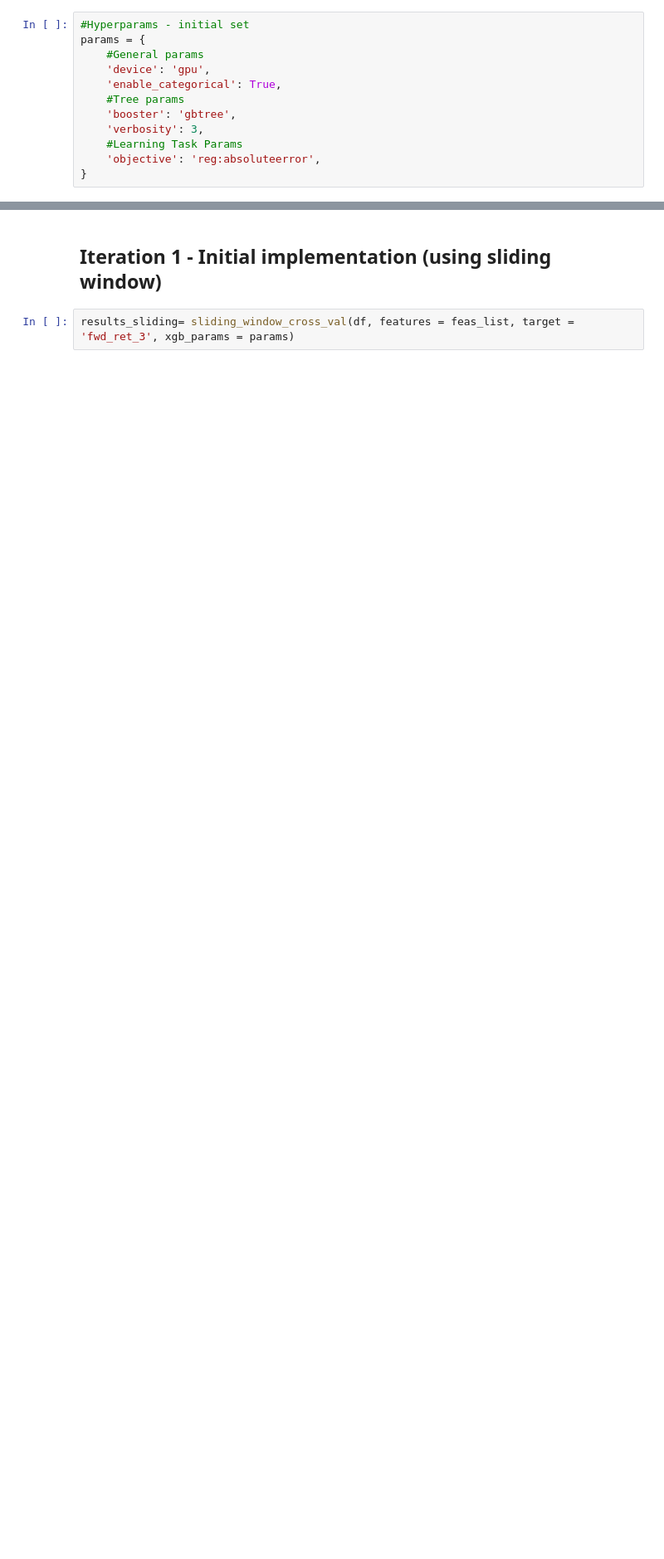
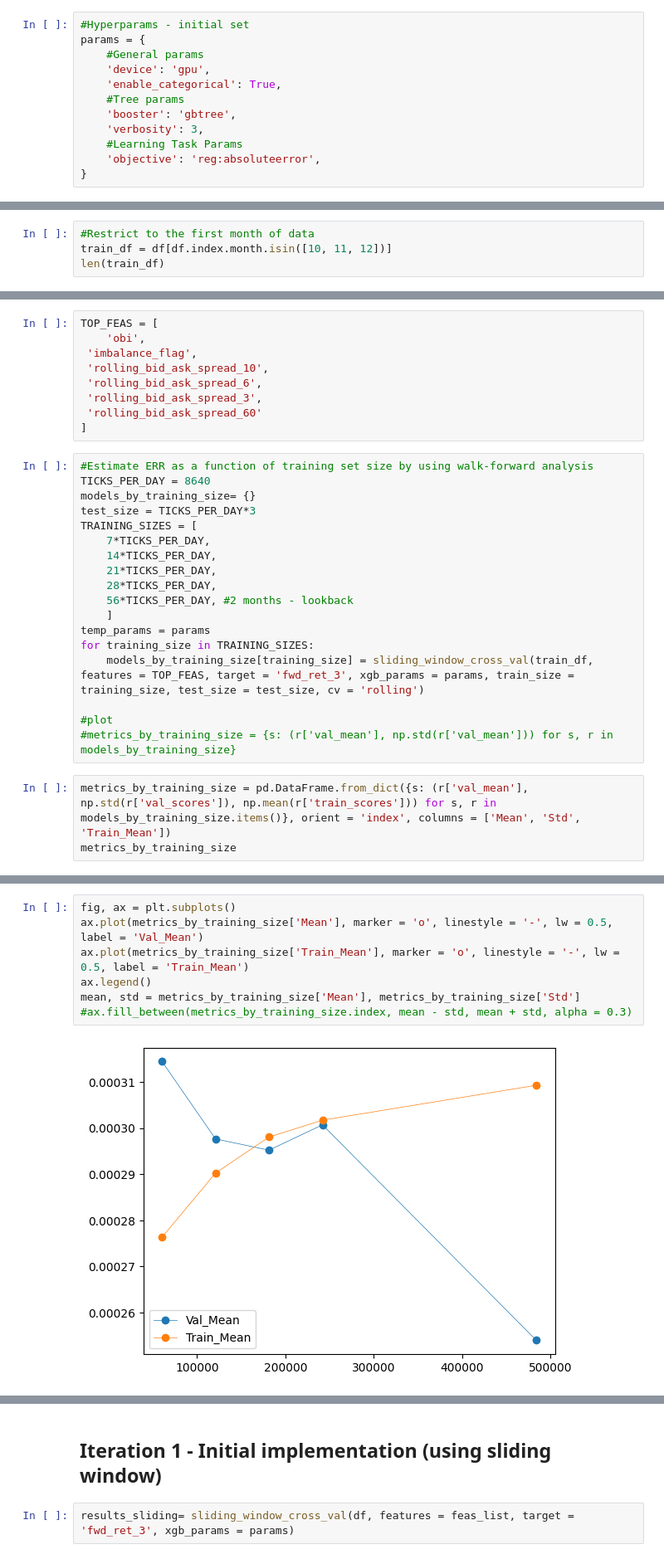
Before and after one commit to vbear97/Momentum-Strategies, a Jupyter notebook: part2_lob_ml.ipynb, the cells around one changed output, grey strips where cells are left out. Shown at 83% size. Saved outputs shown, nothing was run; the diff lists cells and outputs as text; blank space fills up the shorter version.

```diff
--- a/part2_lob_ml.ipynb
+++ b/part2_lob_ml.ipynb
@@ -438,0 +474,4 @@ The first design choice is to understand what sliding window is best. We do a cr
+# %%
+#Restrict to the first month of data
+train_df = df[df.index.month.isin([10, 11, 12])]
+len(train_df)
@@ -438,0 +480,30 @@ The first design choice is to understand what sliding window is best. We do a cr
+# %%
+TOP_FEAS = [
+    'obi',
+ 'imbalance_flag',
+ 'rolling_bid_ask_spread_10',
+ 'rolling_bid_ask_spread_6',
+ 'rolling_bid_ask_spread_3',
+ 'rolling_bid_ask_spread_60'
+]
+# %%
+#Estimate ERR as a function of training set size by using walk-forward analysis
+TICKS_PER_DAY = 8640
+models_by_training_size= {}
+test_size = TICKS_PER_DAY*3
+TRAINING_SIZES = [
+    7*TICKS_PER_DAY,
+    14*TICKS_PER_DAY,
+    21*TICKS_PER_DAY,
+    28*TICKS_PER_DAY,
+    56*TICKS_PER_DAY, #2 months - lookback
+    ]
+temp_params = params
+for training_size in TRAINING_SIZES:
+    models_by_training_size[training_size] = sliding_window_cross_val(train_df, features = TOP_FEAS, target = 'fwd_ret_3', xgb_params = params, train_size = training_size, test_size = test_size, cv = 'rolling')
+
+#plot
+#metrics_by_training_size = {s: (r['val_mean'], np.std(r['val_mean'])) for s, r in models_by_training_size}
+# %%
+metrics_by_training_size = pd.DataFrame.from_dict({s: (r['val_mean'], np.std(r['val_scores']), np.mean(r['train_scores'])) for s, r in models_by_training_size.items()}, orient = 'index', columns = ['Mean', 'Std', 'Train_Mean'])
+metrics_by_training_size
@@ -438,0 +517,9 @@ The first design choice is to understand what sliding window is best. We do a cr
+# %%
+fig, ax = plt.subplots()
+ax.plot(metrics_by_training_size['Mean'], marker = 'o', linestyle = '-', lw = 0.5, label = 'Val_Mean')
+ax.plot(metrics_by_training_size['Train_Mean'], marker = 'o', linestyle = '-', lw = 0.5, label = 'Train_Mean')
+ax.legend()
+mean, std = metrics_by_training_size['Mean'], metrics_by_training_size['Std']
+#ax.fill_between(metrics_by_training_size.index, mean - std, mean + std, alpha = 0.3)
+# %% [output]
+[figure, added]
```
Also changed, not shown: parts of 47 cells of this notebook, 10 other files.
